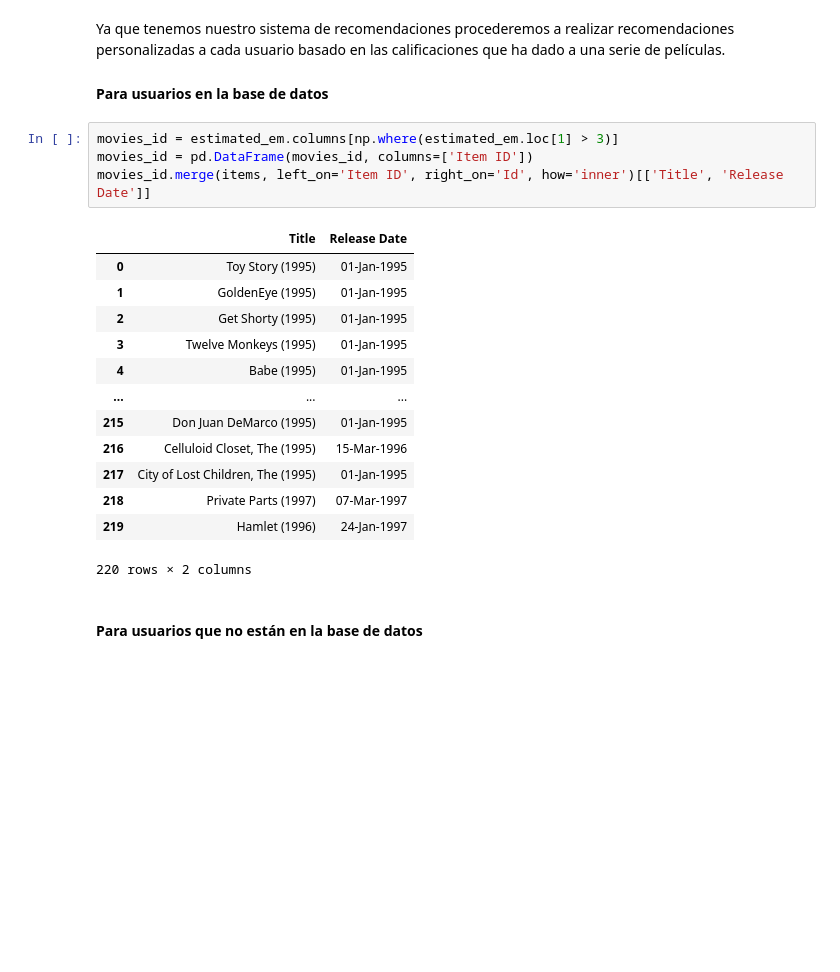
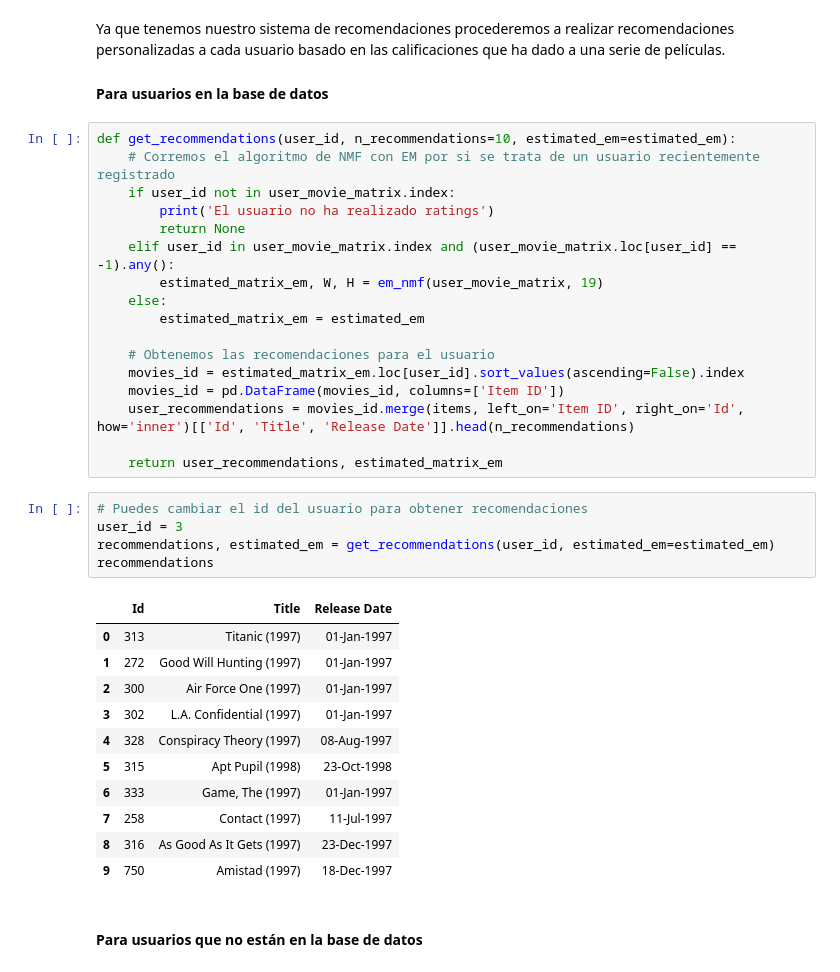
Before and after one commit to MonicaCabanas23/artificial-intelligence-course, a Jupyter notebook: Tareas/second-project/Second_Project.ipynb, the cells around one changed output. Drawn from its saved outputs; the diff is of its cells as text; blank space fills up the shorter version.

Commit message:
:sparkles: Adding recommendation system for a new user

```diff
--- a/Tareas/second-project/Second_Project.ipynb
+++ b/Tareas/second-project/Second_Project.ipynb
@@ -680,24 +680,40 @@ estimated_em
 Ya que tenemos nuestro sistema de recomendaciones procederemos a realizar recomendaciones personalizadas a cada usuario basado en las calificaciones que ha dado a una serie de películas.
 
 #### Para usuarios en la base de datos
-# %%
-movies_id = estimated_em.columns[np.where(estimated_em.loc[1] > 3)]
-movies_id = pd.DataFrame(movies_id, columns=['Item ID'])
-movies_id.merge(items, left_on='Item ID', right_on='Id', how='inner')[['Title', 'Release Date']]
-# %% [output]
-|  | Title | Release Date |
-| 0 | Toy Story (1995) | 01-Jan-1995 |
-| 1 | GoldenEye (1995) | 01-Jan-1995 |
-| 2 | Get Shorty (1995) | 01-Jan-1995 |
-| 3 | Twelve Monkeys (1995) | 01-Jan-1995 |
-| 4 | Babe (1995) | 01-Jan-1995 |
-| ... | ... | ... |
-| 215 | Don Juan DeMarco (1995) | 01-Jan-1995 |
-| 216 | Celluloid Closet, The (1995) | 15-Mar-1996 |
-| 217 | City of Lost Children, The (1995) | 01-Jan-1995 |
-| 218 | Private Parts (1997) | 07-Mar-1997 |
-| 219 | Hamlet (1996) | 24-Jan-1997 |
-220 rows × 2 columns
+# %%
+def get_recommendations(user_id, n_recommendations=10, estimated_em=estimated_em):
+    # Corremos el algoritmo de NMF con EM por si se trata de un usuario recientemente registrado
+    if user_id not in user_movie_matrix.index:
+        print('El usuario no ha realizado ratings')
+        return None
+    elif user_id in user_movie_matrix.index and (user_movie_matrix.loc[user_id] == -1).any():
+        estimated_matrix_em, W, H = em_nmf(user_movie_matrix, 19)
+    else:
+        estimated_matrix_em = estimated_em
+
+    # Obtenemos las recomendaciones para el usuario
+    movies_id = estimated_matrix_em.loc[user_id].sort_values(ascending=False).index
+    movies_id = pd.DataFrame(movies_id, columns=['Item ID'])
+    user_recommendations = movies_id.merge(items, left_on='Item ID', right_on='Id', how='inner')[['Id', 'Title', 'Release Date']].head(n_recommendations)
+
+    return user_recommendations, estimated_matrix_em
+# %%
+# Puedes cambiar el id del usuario para obtener recomendaciones
+user_id = 3
+recommendations, estimated_em = get_recommendations(user_id, estimated_em=estimated_em)
+recommendations
+# %% [output]
+|  | Id | Title | Release Date |
+| 0 | 313 | Titanic (1997) | 01-Jan-1997 |
+| 1 | 272 | Good Will Hunting (1997) | 01-Jan-1997 |
+| 2 | 300 | Air Force One (1997) | 01-Jan-1997 |
+| 3 | 302 | L.A. Confidential (1997) | 01-Jan-1997 |
+| 4 | 328 | Conspiracy Theory (1997) | 08-Aug-1997 |
+| 5 | 315 | Apt Pupil (1998) | 23-Oct-1998 |
+| 6 | 333 | Game, The (1997) | 01-Jan-1997 |
+| 7 | 258 | Contact (1997) | 11-Jul-1997 |
+| 8 | 316 | As Good As It Gets (1997) | 23-Dec-1997 |
+| 9 | 750 | Amistad (1997) | 18-Dec-1997 |
 # %% [markdown]
 #### Para usuarios que no están en la base de datos
 # %%
```
Also changed, not shown: parts of 5 cells of this notebook.
